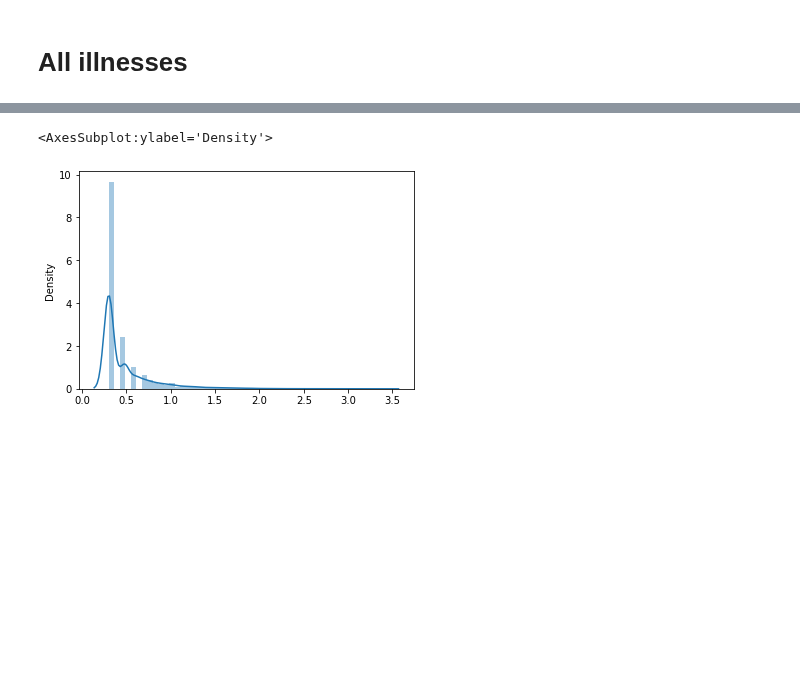
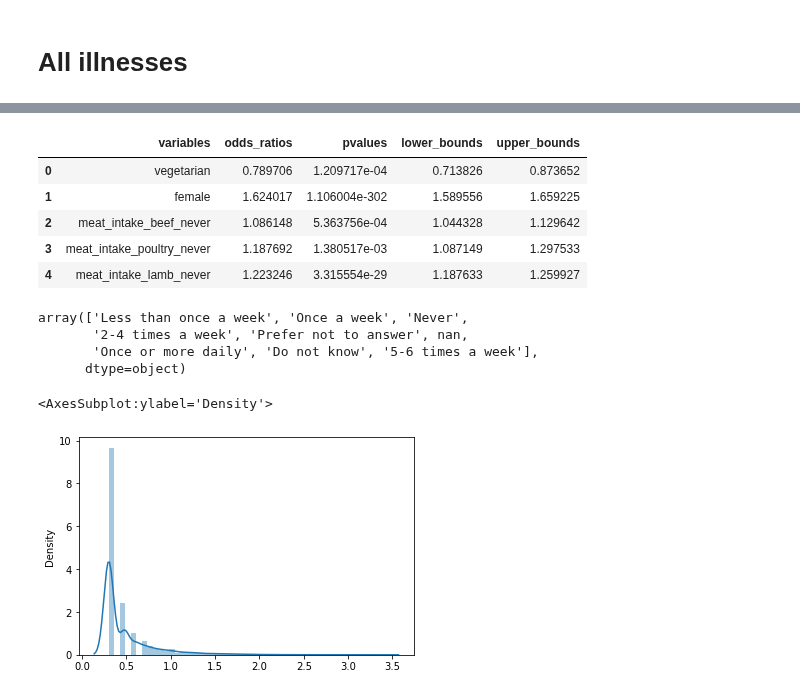
Before and after one commit to cole-khamnei/HLA_genotyping_associations, a Jupyter notebook: notebooks/comorbid_graph.ipynb, the cells around one changed output, grey strips where cells are left out. Saved outputs shown, nothing was run; the diff lists cells and outputs as text; code cells hidden in the pictures; blank space fills up the shorter version.

```diff
--- a/notebooks/comorbid_graph.ipynb
+++ b/notebooks/comorbid_graph.ipynb
@@ -173,0 +150,5 @@ illness_data
+# %%
+illness_age_data = pd.concat([biobank_data[general_features], illness_age_raw_data], axis=1)
+illness_age_data = illness_age_data.replace(-99, np.nan)
+illness_values_data = pd.concat([biobank_data[general_features], illness_age_raw_data >= 0,
+                              treatment_data, specific_data], axis=1)
@@ -173,0 +164,8 @@ illness_data
+# %%
+main_feature = "depression"
+associated_features = ["vegetarian", "female", "meat_intake_beef_never", "meat_intake_poultry_never", "meat_intake_lamb_never"]
+
+text = ""
+for feature in associated_features:
+    text += variable_OR_test(main_feature, feature, data=illness_values_data)
+print(text)
@@ -173,0 +180,4 @@ illness_data
+# %%
+X = illness_values_data[associated_features] * 1
+X["_constant"] = 1
+y = illness_values_data[main_feature] * 1
@@ -173,0 +186,18 @@ illness_data
+# %%
+logit = sm.Logit(y, X, check_rank=True)
+results = logit.fit()
+print(results.summary())
+
+
+CI = 95
+z_score = stats.norm.ppf(CI / 100)
+
+results_df = {}
+results_df["variables"] = X.columns
+results_df["odds_ratios"] = np.exp(results._results.params)
+results_df["pvalues"] = results._results.pvalues
+results_df["lower_bounds"] = np.exp(results._results.params - results._results.bse * z_score)
+results_df["upper_bounds"] = np.exp(results._results.params + results._results.bse * z_score)
+
+results_df = pd.DataFrame(results_df)
+results_df = results_df.query("variables != '_constant'")
@@ -174,3 +222,19 @@ illness_data
+# %%
+results_df
+# %% [output]
+|  | variables | odds_ratios | pvalues | lower_bounds | upper_bounds |
+| 0 | vegetarian | 0.789706 | 1.209717e-04 | 0.713826 | 0.873652 |
+| 1 | female | 1.624017 | 1.106004e-302 | 1.589556 | 1.659225 |
+| 2 | meat_intake_beef_never | 1.086148 | 5.363756e-04 | 1.044328 | 1.129642 |
+| 3 | meat_intake_poultry_never | 1.187692 | 1.380517e-03 | 1.087149 | 1.297533 |
+| 4 | meat_intake_lamb_never | 1.223246 | 3.315554e-29 | 1.187633 | 1.259927 |
+# %%
+biobank_data["meat_intake_beef"].unique()
+# %% [output]
+array(['Less than once a week', 'Once a week', 'Never',
+       '2-4 times a week', 'Prefer not to answer', nan,
+       'Once or more daily', 'Do not know', '5-6 times a week'],
+      dtype=object)
 # %%
 cancer_codes = [feature for feature in biobank_data.columns if get_base_feature(feature) == "cancer_code"]
 all_cancers = biobank_data[cancer_codes].values.ravel()
```
Also changed, not shown: parts of 25 cells of this notebook, 2 other files.
